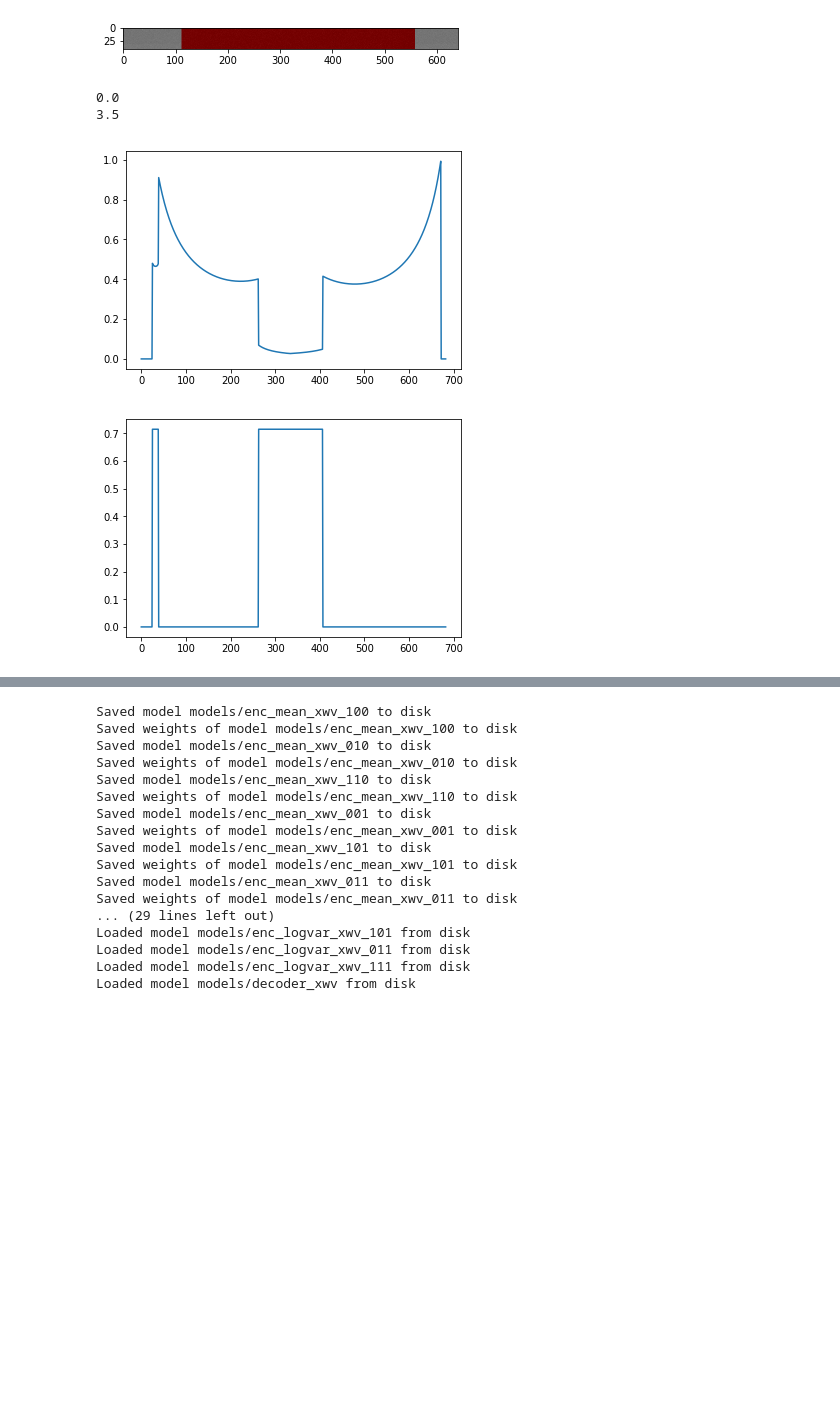
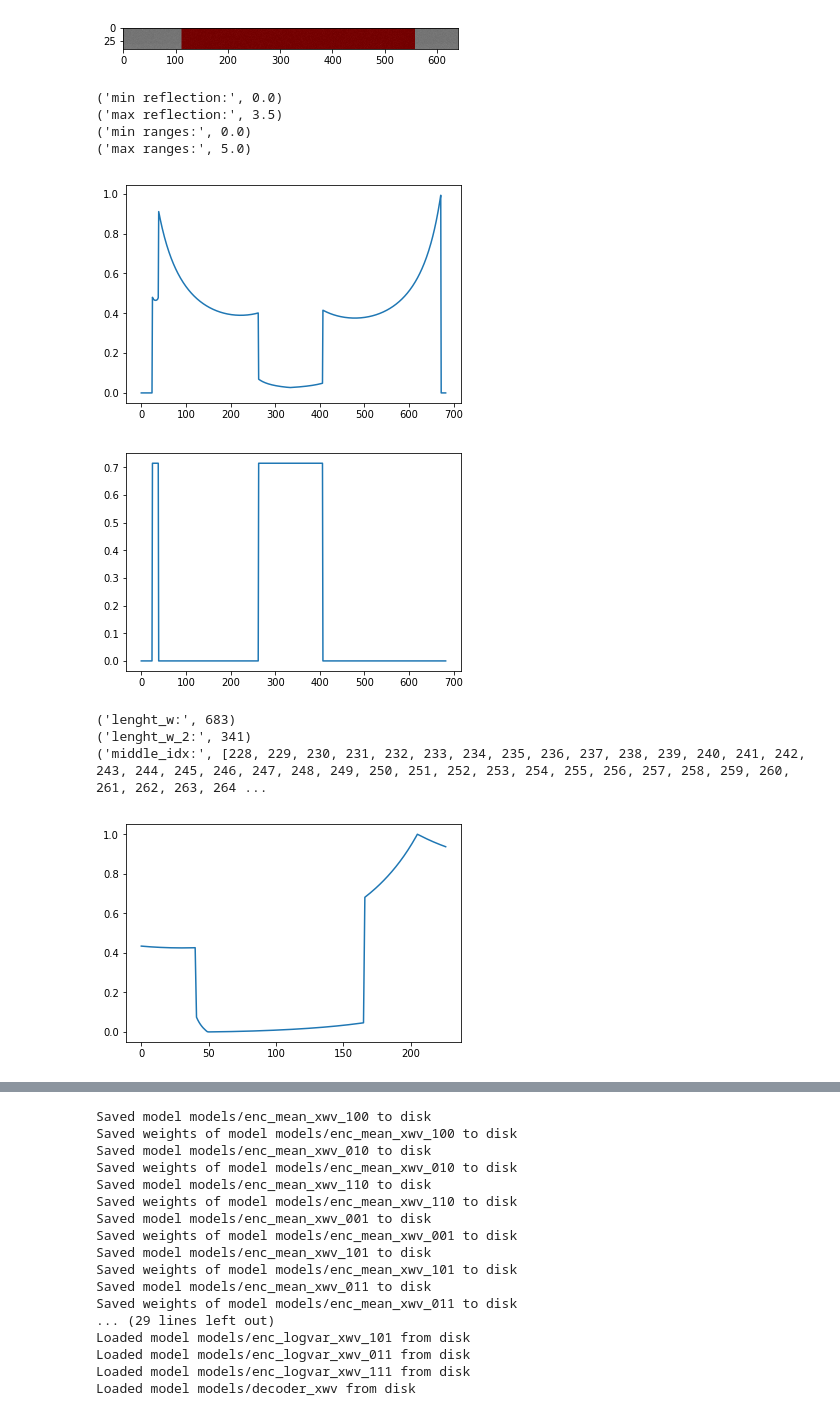
Before and after one commit to tik0/vae_tools, a Jupyter notebook: examples/epistemic_sensing_drudolph.ipynb, the cells around one changed output, grey strips where cells are left out. Saved outputs shown, nothing was run; the diff lists cells and outputs as text; code cells hidden in the pictures; blank space fills up the shorter version.

```diff
--- a/examples/epistemic_sensing_drudolph.ipynb
+++ b/examples/epistemic_sensing_drudolph.ipynb
@@ -118,11 +135,21 @@ for idx in range(len(range_data)):
 ranges[ranges == np.inf] = 0
 #print(np.min(ranges))
 #print(np.max(ranges))
-print(np.min(reflections))
-print(np.max(reflections))
+print("min reflection:", np.min(reflections))
+print("max reflection:", np.max(reflections))
+min_reflections = np.min(reflections)
+max_reflections = np.max(reflections)
+
+min_ranges = np.min(ranges)
+max_ranges = np.max(ranges)
+print("min ranges:", min_ranges)
+print("max ranges:", max_ranges)
+
+
 ranges = ranges - np.min(ranges)
 ranges = ranges / np.max(ranges)
-reflections = reflections / np.max([np.max(reflections), -np.min(reflections)])
+
+#reflections = reflections / np.max([np.max(reflections), -np.min(reflections)])
 reflections = reflections - np.min(reflections)
 reflections = reflections / np.max(reflections)
 #print(np.min(reflections))
@@ -134,10 +161,46 @@ plt.show()
 plt.plot(reflections[img_idx])
 plt.show()
 # %% [output]
-0.0
-3.5
+('min reflection:', 0.0)
+('max reflection:', 3.5)
+('min ranges:', 0.0)
+('max ranges:', 5.0)
 [figure]
 [figure]
+# %%
+# Cut the measurements
+lenght_w = len(ranges[0,:])
+lenght_w_2 = int(lenght_w / 2.0)
+print("lenght_w:", lenght_w)
+print("lenght_w_2:", lenght_w_2)
+middle_idx = range(lenght_w_2 - 113, lenght_w_2 + 114)
+print("middle_idx:", middle_idx)
+lenght_w_cut = len(middle_idx)
+
+ranges_cut = ranges[:,middle_idx]
+reflections_cut = reflections[:,middle_idx]
+
+# normalize per measurement (This is also important during inference!!!)
+if True:
+    for idx in range(ranges_cut.shape[0]):
+        _range = ranges_cut[idx,:]
+        min_val = np.amin(_range[_range != 0.0])
+        _range[_range != 0.0] = _range[_range != 0.0] - min_val
+        max_val = np.amax(_range)
+        _range = _range / max_val
+        ranges_cut[idx,:] = _range
+
+ranges, reflections = ranges_cut, reflections_cut
+
+data_idx = 17
+observation = ranges_cut[0]
+plt.plot(observation)
+plt.show()
+# %% [output]
+('lenght_w:', 683)
+('lenght_w_2:', 341)
+('middle_idx:', [228, 229, 230, 231, 232, 233, 234, 235, 236, 237, 238, 239, 240, 241, 242, 243, 244, 245, 246, 247, 248, 249, 250, 251, 252, 253, 254, 255, 256, 257, 258, 259, 260, 261, 262, 263, 264 ...
+[figure, added]
 # %%
 # input image dimensions
 img_rows, img_cols, img_chns = window_height[1] - window_height[0], resolution[0], 3
```
Also changed, not shown: parts of 10 cells of this notebook, 32 other files.
